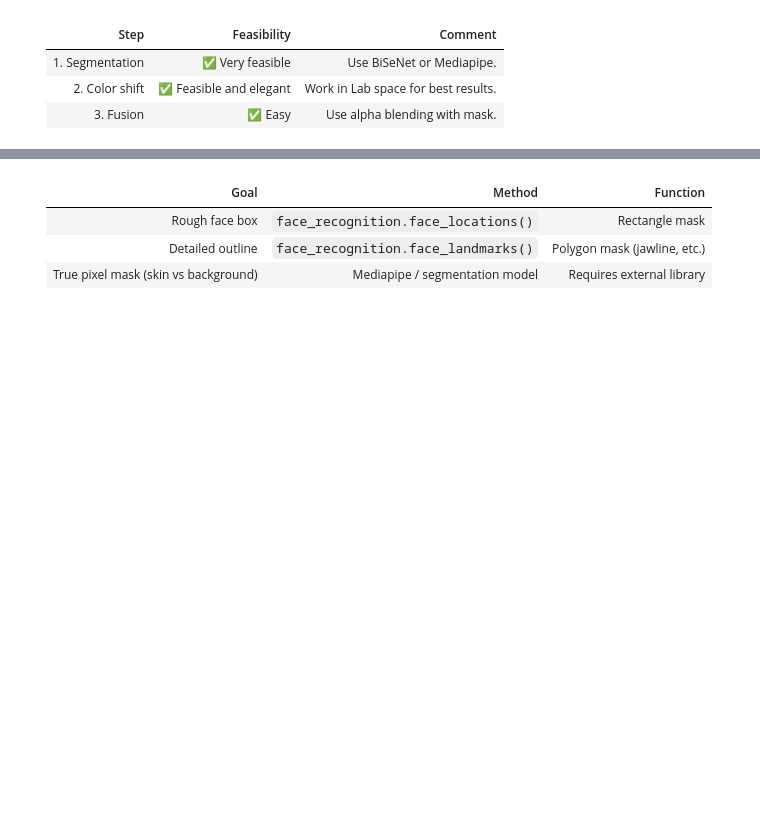
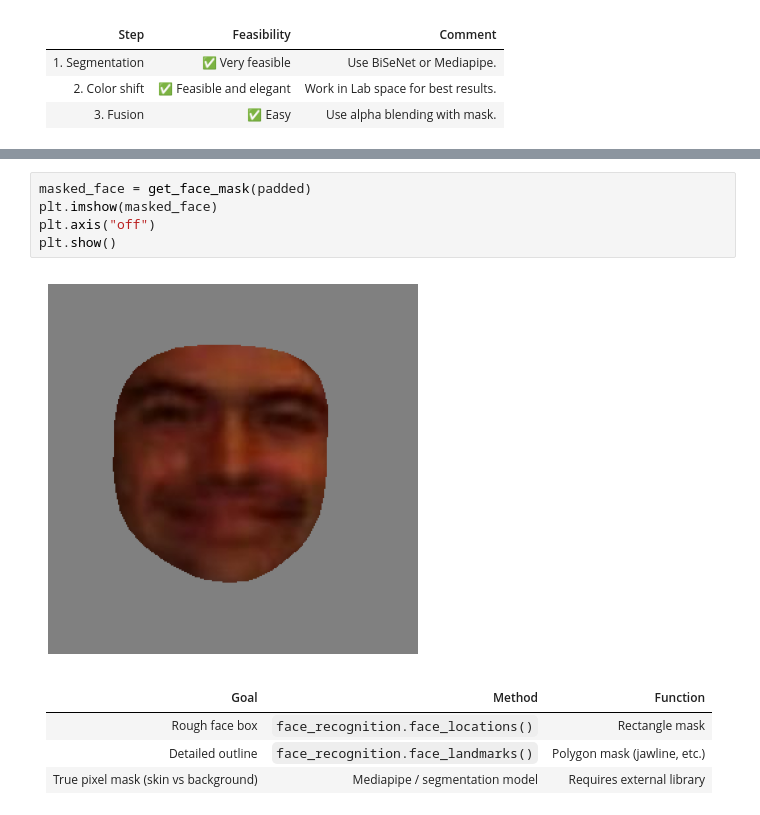
Before and after one commit to BOB-o-rabanete/Colored_Faces, a Jupyter notebook: main.ipynb, the cells around one changed output, grey strips where cells are left out. Cells and saved outputs as stored; diff of their text form; blank space fills up the shorter version.

Commit message:
.mask done-change to better format later on

```diff
--- a/main.ipynb
+++ b/main.ipynb
@@ -232,3 +185,10 @@ dict_keys(['chin', 'left_eyebrow', 'right_eyebrow', 'nose_bridge', 'nose_tip', '
+# %%
+masked_face = get_face_mask(padded)
+plt.imshow(masked_face)
+plt.axis("off")
+plt.show()
+# %% [output]
+[figure, added]
 # %% [markdown]
 | Goal                                 | Method                              | Function                     |
 | ------------------------------------ | ----------------------------------- | ---------------------------- |
```
Also changed, not shown: parts of 5 cells of this notebook, 1 other file.
